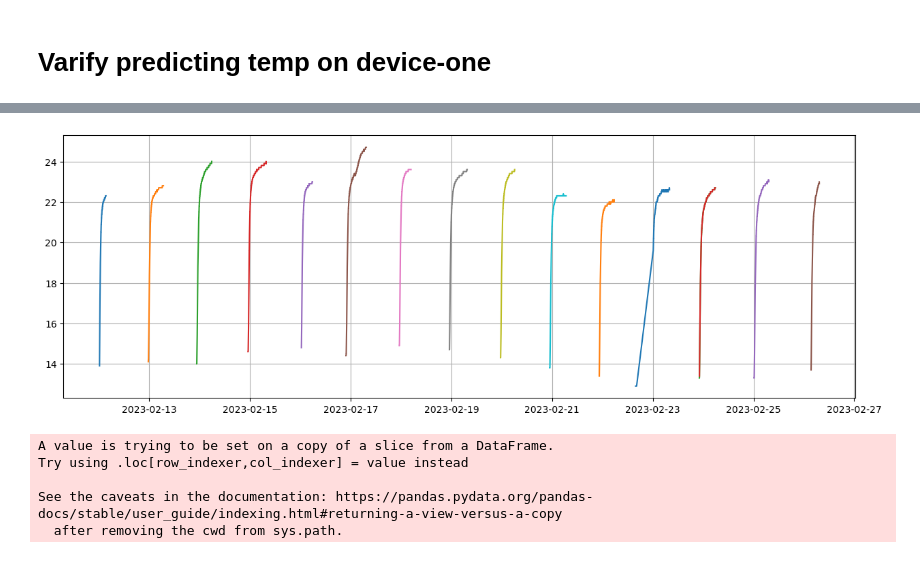
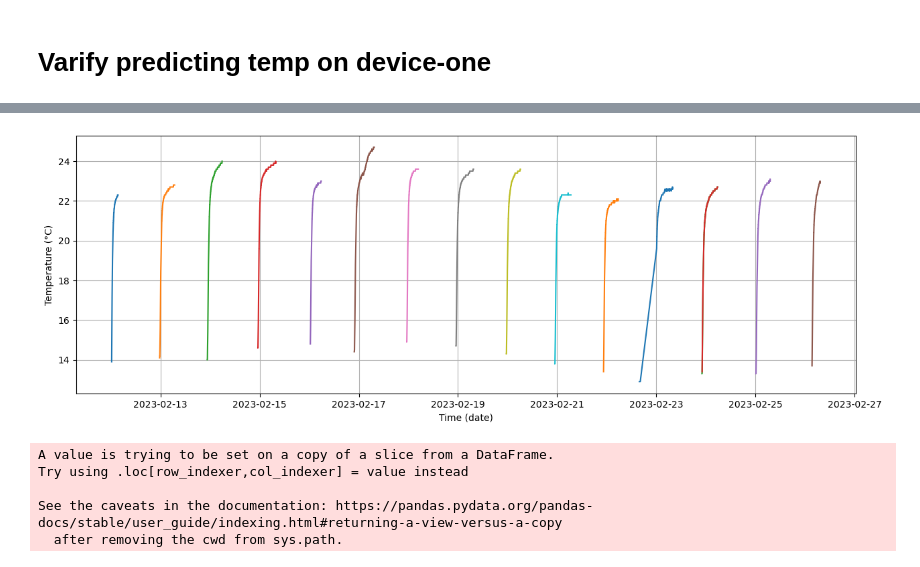
Before and after one commit to itsAiham/bachelor_thesis_HKR2023, a Jupyter notebook: main.ipynb, the cells around one changed output, grey strips where cells are left out. Saved outputs shown, nothing was run; the diff lists cells and outputs as text; code cells hidden in the pictures.

```diff
--- a/main.ipynb
+++ b/main.ipynb
@@ -1266,34 +1268,36 @@ plt.plot(test_datatime_sensor1_waves11, test_sensor1[
 ].temp, label='Temperature 1')
 
 # wave-12
 plt.plot(test_datatime_sensor1_waves12, test_sensor1[
     (test_sensor1['tsmTs.2'] > 1677018516) & (test_sensor1['tsmTs.2'] <= 1677044116)
 ].temp, label='Temperature 1')
 
 # wave-13
 plt.plot(test_datatime_sensor1_waves13, test_sensor1[
     (test_sensor1['tsmTs.2'] > 1677190216) & (test_sensor1['tsmTs.2'] <= 1677217516)
 ].temp, label='Temperature 1')
 
 # wave-14
 plt.plot(test_datatime_sensor1_waves14, test_sensor1[
     (test_sensor1['tsmTs.2'] > 1677190300) & (test_sensor1['tsmTs.2'] <= 1677217406)
 ].temp, label='Temperature 1')
 
 # wave-15
 plt.plot(test_datatime_sensor1_waves15, test_sensor1[
     (test_sensor1['tsmTs.2'] > 1677284216) & (test_sensor1['tsmTs.2'] <= 1677309016)
 ].temp, label='Temperature 1')
 
 # wave-16
 plt.plot(test_datatime_sensor1_waves16, test_sensor1[
     (test_sensor1['tsmTs.2'] > 1677381906) & (test_sensor1['tsmTs.2'] <= 1677396016)
 ].temp, label='Temperature 1')
 
 plt.grid(True)
+plt.xlabel('Time (date)')
+plt.ylabel('Temperature (°C)')
 plt.show()
 # %% [output]
-[figure, old version]
+[figure, new version]
 # %%
 test_wave1  = test_sensor1[(test_sensor1['tsmTs.2'] > 1676161100) & (test_sensor1['tsmTs.2'] <= 1676172199)]
 test_wave2  = test_sensor1[(test_sensor1['tsmTs.2'] > 1676244739) & (test_sensor1['tsmTs.2'] <= 1676270739)]
```
Also changed, not shown: parts of 5 cells of this notebook.
